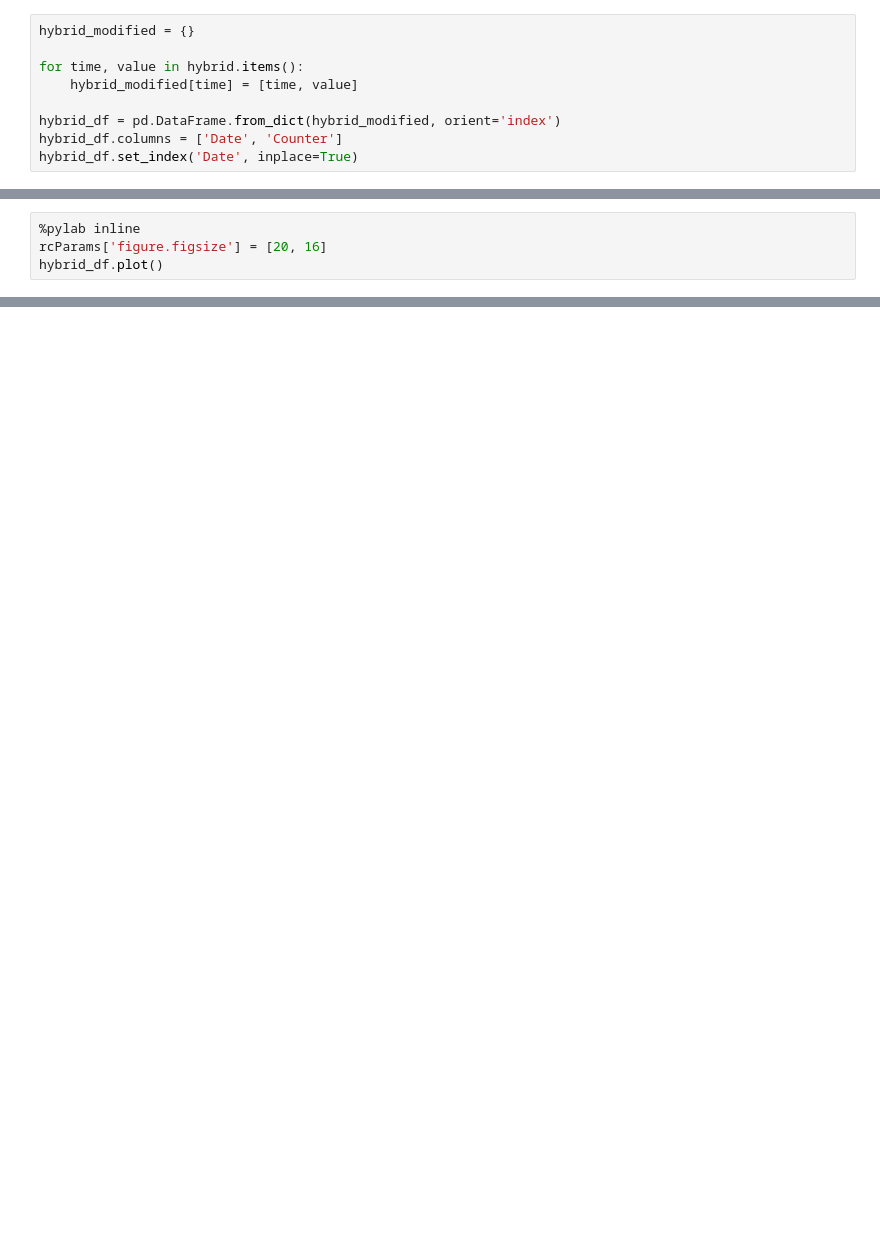
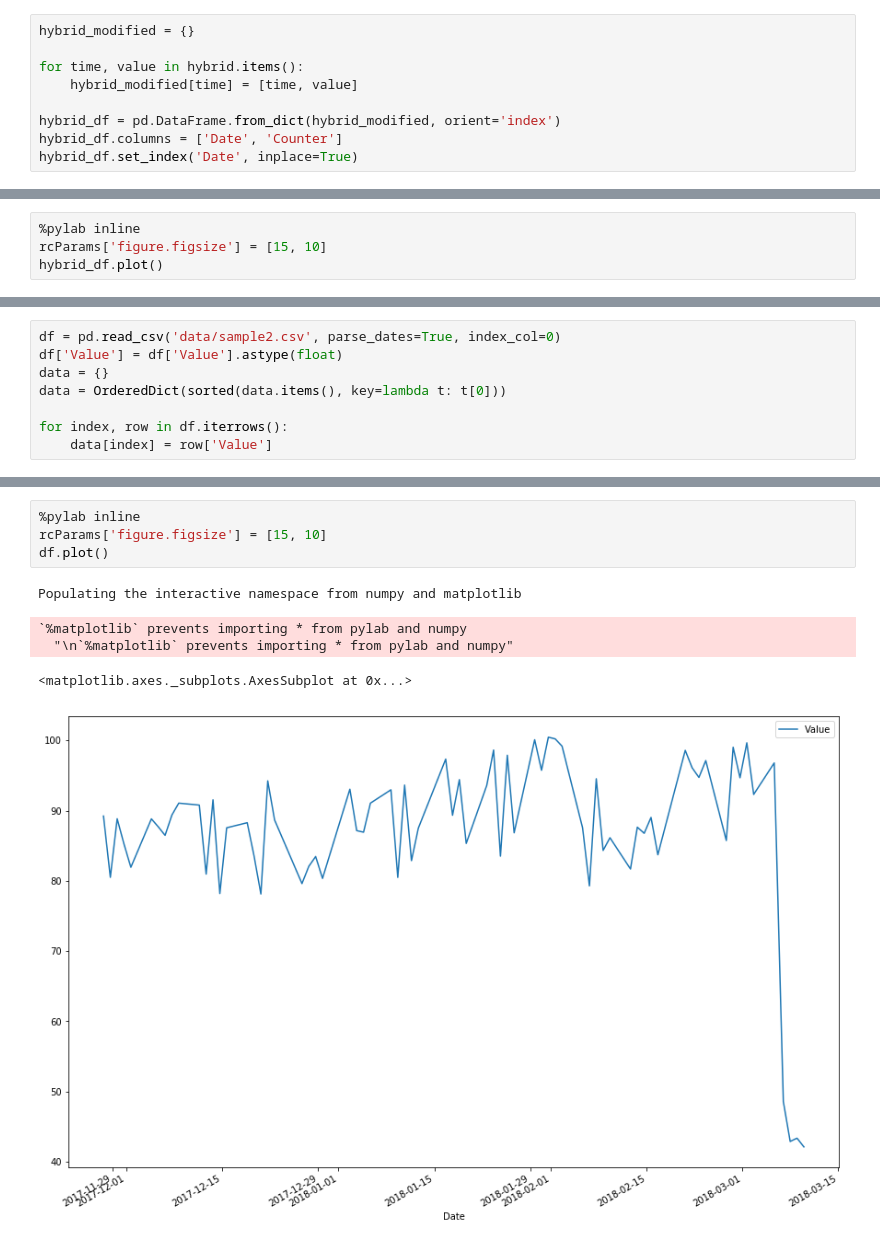
Before and after one commit to jsy1218/TSA, a Jupyter notebook: windows_door_algorithm.ipynb, the cells around one changed output, grey strips where cells are left out. Cells and saved outputs as stored; diff of their text form; blank space fills up the shorter version.

Commit message:
complete jupyter notebook to demo 3 sample datasets

```diff
--- a/windows_door_algorithm.ipynb
+++ b/windows_door_algorithm.ipynb
@@ -129,6 +136,6 @@ Populating the interactive namespace from numpy and matplotlib
 # %%
 %pylab inline
-rcParams['figure.figsize'] = [20, 16]
+rcParams['figure.figsize'] = [15, 10]
 hybrid_df.plot()
 # %% [output]
 Populating the interactive namespace from numpy and matplotlib
@@ -136,0 +151,8 @@ Populating the interactive namespace from numpy and matplotlib
+# %%
+df = pd.read_csv('data/sample2.csv', parse_dates=True, index_col=0)
+df['Value'] = df['Value'].astype(float)
+data = {}
+data = OrderedDict(sorted(data.items(), key=lambda t: t[0]))
+
+for index, row in df.iterrows():
+    data[index] = row['Value']
@@ -136,0 +246,10 @@ Populating the interactive namespace from numpy and matplotlib
+# %%
+%pylab inline
+rcParams['figure.figsize'] = [15, 10]
+df.plot()
+# %% [output]
+Populating the interactive namespace from numpy and matplotlib
+`%matplotlib` prevents importing * from pylab and numpy
+  "\n`%matplotlib` prevents importing * from pylab and numpy"
+<matplotlib.axes._subplots.AxesSubplot at 0x...>
+[figure, added]
```
Also changed, not shown: parts of 32 cells of this notebook, 1 other file.
